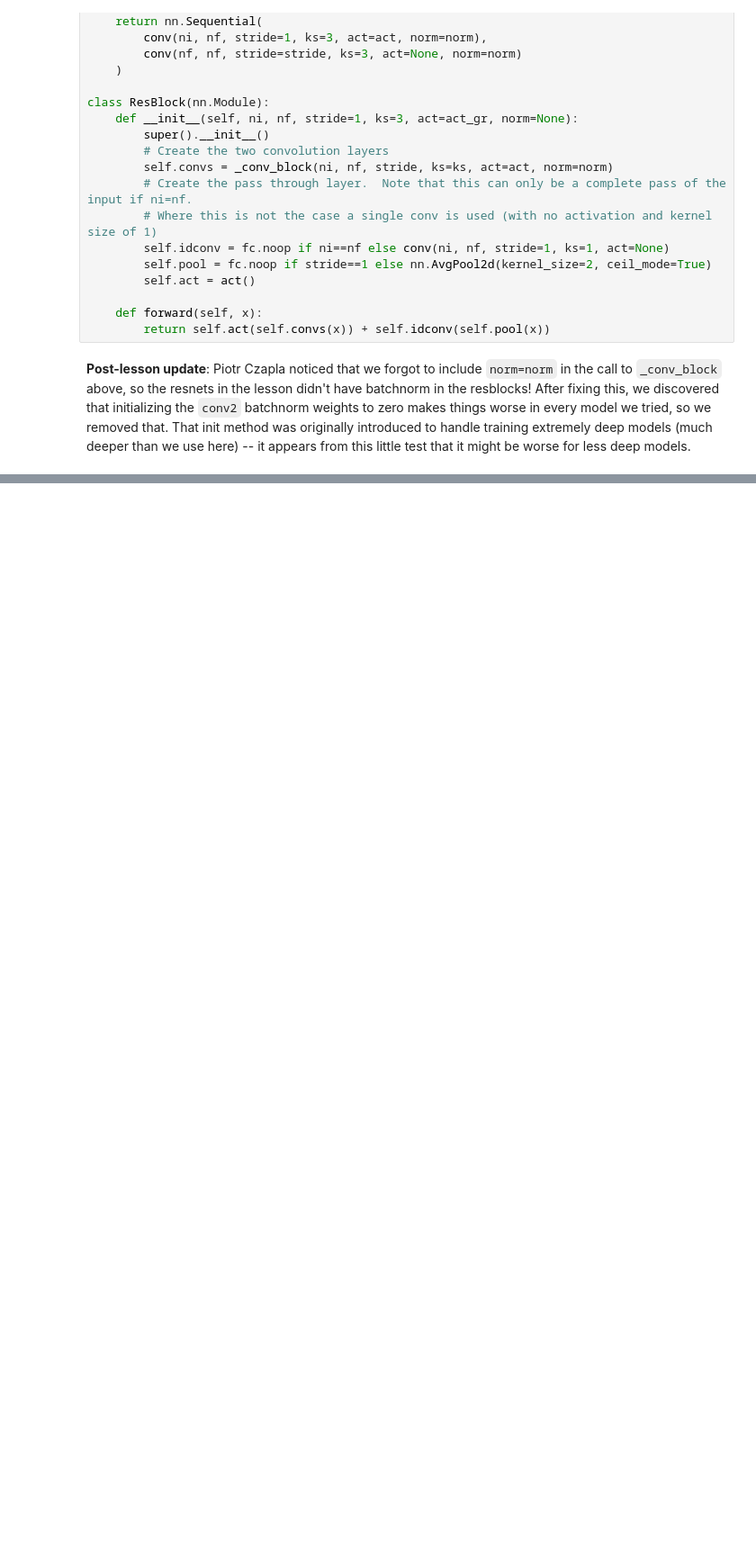
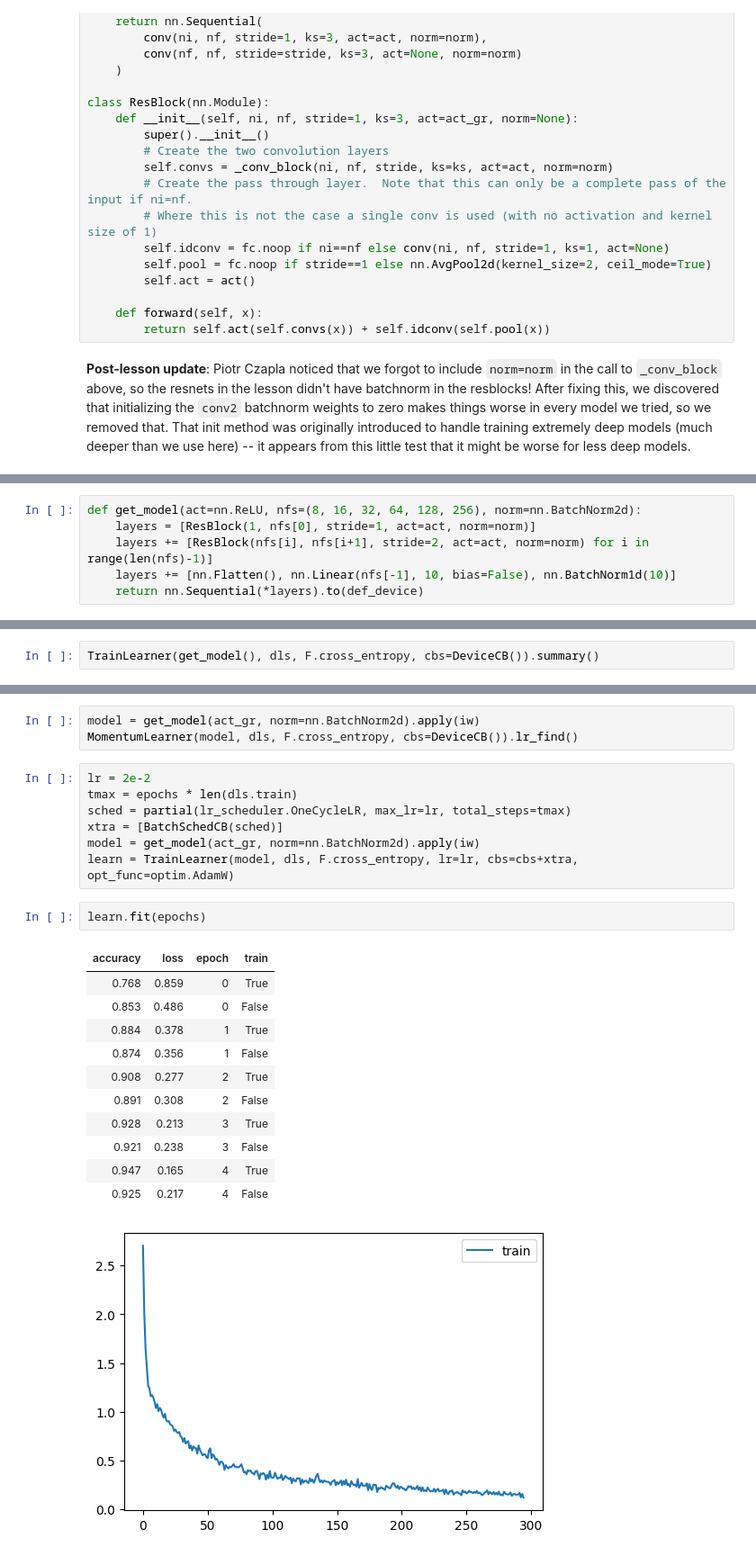
Before and after one commit to fromLittleAcorns/fastai-course-22p, a Jupyter notebook: nbs/13_resnet.ipynb, the cells around one changed output, grey strips where cells are left out. Shown at 90% size. Cells and saved outputs as stored; diff of their text form; blank space fills up the shorter version.

```diff
--- a/nbs/13_resnet.ipynb
+++ b/nbs/13_resnet.ipynb
@@ -132,0 +131,6 @@ def get_model(act=nn.ReLU, nfs=(8, 16, 32, 64, 128, 256), norm=nn.BatchNorm2d):
+# %%
+def get_model(act=nn.ReLU, nfs=(8, 16, 32, 64, 128, 256), norm=nn.BatchNorm2d):
+    layers = [ResBlock(1, nfs[0], stride=1, act=act, norm=norm)]
+    layers += [ResBlock(nfs[i], nfs[i+1], stride=2, act=act, norm=norm) for i in range(len(nfs)-1)]
+    layers += [nn.Flatten(), nn.Linear(nfs[-1], 10, bias=False), nn.BatchNorm1d(10)]
+    return nn.Sequential(*layers).to(def_device)
@@ -132,0 +209,2 @@ def get_model(act=nn.ReLU, nfs=(8, 16, 32, 64, 128, 256), norm=nn.BatchNorm2d):
+# %%
+TrainLearner(get_model(), dls, F.cross_entropy, cbs=DeviceCB()).summary()
@@ -132,0 +224,25 @@ def get_model(act=nn.ReLU, nfs=(8, 16, 32, 64, 128, 256), norm=nn.BatchNorm2d):
+# %%
+model = get_model(act_gr, norm=nn.BatchNorm2d).apply(iw)
+MomentumLearner(model, dls, F.cross_entropy, cbs=DeviceCB()).lr_find()
+# %%
+lr = 2e-2
+tmax = epochs * len(dls.train)
+sched = partial(lr_scheduler.OneCycleLR, max_lr=lr, total_steps=tmax)
+xtra = [BatchSchedCB(sched)]
+model = get_model(act_gr, norm=nn.BatchNorm2d).apply(iw)
+learn = TrainLearner(model, dls, F.cross_entropy, lr=lr, cbs=cbs+xtra, opt_func=optim.AdamW)
+# %%
+learn.fit(epochs)
+# %% [output]
+| accuracy | loss | epoch | train |
+| 0.768 | 0.859 | 0 | True |
+| 0.853 | 0.486 | 0 | False |
+| 0.884 | 0.378 | 1 | True |
+| 0.874 | 0.356 | 1 | False |
+| 0.908 | 0.277 | 2 | True |
+| 0.891 | 0.308 | 2 | False |
+| 0.928 | 0.213 | 3 | True |
+| 0.921 | 0.238 | 3 | False |
+| 0.947 | 0.165 | 4 | True |
+| 0.925 | 0.217 | 4 | False |
+[figure, added]
```
Also changed, not shown: parts of 18 cells of this notebook, 6 other files.
